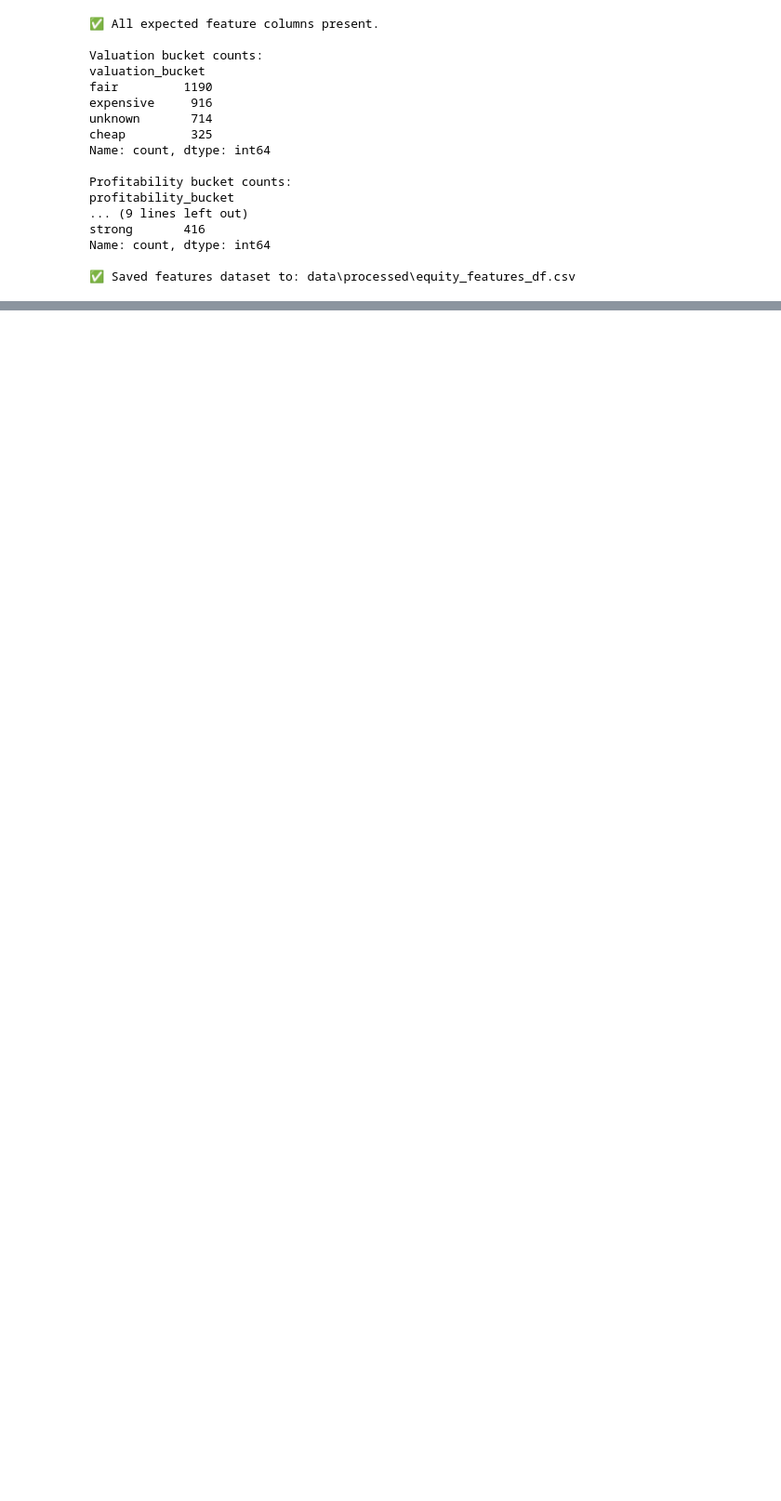
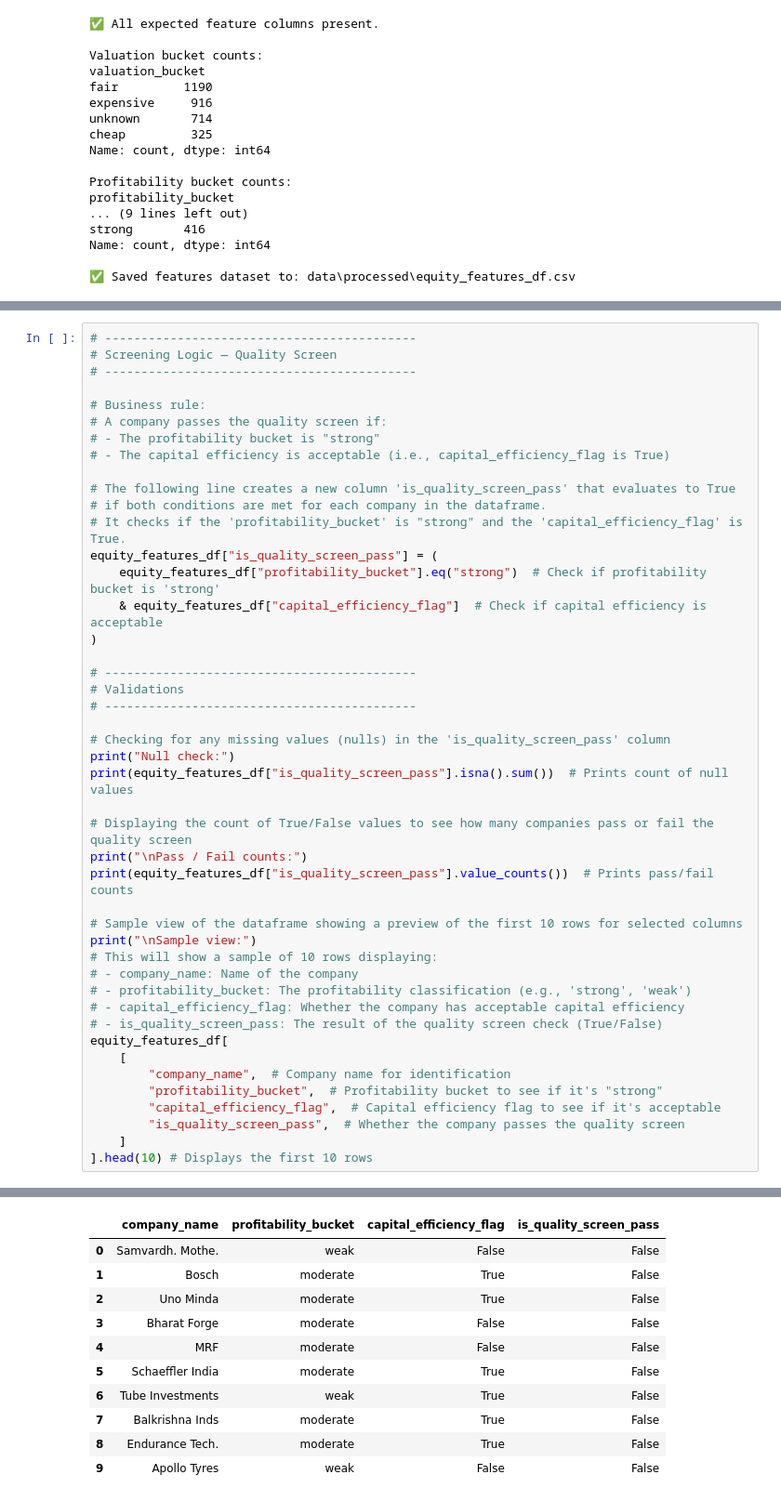
Before and after one commit to dirumisra/equity-fundamentals-analytics, a Jupyter notebook: equity-fundamentals-analytics/notebooks/dev/02_feature_engineering.ipynb, the cells around one changed output, grey strips where cells are left out. Shown at 93% size. Drawn from its saved outputs; the diff is of its cells as text; blank space fills up the shorter version.

```diff
--- a/equity-fundamentals-analytics/notebooks/dev/02_feature_engineering.ipynb
+++ b/equity-fundamentals-analytics/notebooks/dev/02_feature_engineering.ipynb
@@ -427,0 +504,46 @@ Name: count, dtype: int64
+# %%
+# -------------------------------------------
+# Screening Logic — Quality Screen
+# -------------------------------------------
+
+# Business rule:
+# A company passes the quality screen if:
+# - The profitability bucket is "strong"
+# - The capital efficiency is acceptable (i.e., capital_efficiency_flag is True)
+
+# The following line creates a new column 'is_quality_screen_pass' that evaluates to True
+# if both conditions are met for each company in the dataframe.
+# It checks if the 'profitability_bucket' is "strong" and the 'capital_efficiency_flag' is True.
+equity_features_df["is_quality_screen_pass"] = (
+    equity_features_df["profitability_bucket"].eq("strong")  # Check if profitability bucket is 'strong'
+    & equity_features_df["capital_efficiency_flag"]  # Check if capital efficiency is acceptable
+)
+
+# -------------------------------------------
+# Validations
+# -------------------------------------------
+
+# Checking for any missing values (nulls) in the 'is_quality_screen_pass' column
+print("Null check:")
+print(equity_features_df["is_quality_screen_pass"].isna().sum())  # Prints count of null values
+
+# Displaying the count of True/False values to see how many companies pass or fail the quality screen
+print("\nPass / Fail counts:")
+print(equity_features_df["is_quality_screen_pass"].value_counts())  # Prints pass/fail counts
+
+# Sample view of the dataframe showing a preview of the first 10 rows for selected columns
+print("\nSample view:")
+# This will show a sample of 10 rows displaying:
+# - company_name: Name of the company
+# - profitability_bucket: The profitability classification (e.g., 'strong', 'weak')
+# - capital_efficiency_flag: Whether the company has acceptable capital efficiency
+# - is_quality_screen_pass: The result of the quality screen check (True/False)
+equity_features_df[
+    [
+        "company_name",  # Company name for identification
+        "profitability_bucket",  # Profitability bucket to see if it's "strong"
+        "capital_efficiency_flag",  # Capital efficiency flag to see if it's acceptable
+        "is_quality_screen_pass",  # Whether the company passes the quality screen
+    ]
+].head(10) # Displays the first 10 rows
+# %% [output]
@@ -427,0 +560,11 @@ Name: count, dtype: int64
+|  | company_name | profitability_bucket | capital_efficiency_flag | is_quality_screen_pass |
+| 0 | Samvardh. Mothe. | weak | False | False |
+| 1 | Bosch | moderate | True | False |
+| 2 | Uno Minda | moderate | True | False |
+| 3 | Bharat Forge | moderate | False | False |
+| 4 | MRF | moderate | False | False |
+| 5 | Schaeffler India | moderate | True | False |
+| 6 | Tube Investments | weak | True | False |
+| 7 | Balkrishna Inds | moderate | True | False |
+| 8 | Endurance Tech. | moderate | True | False |
+| 9 | Apollo Tyres | weak | False | False |
```
Also changed, not shown: parts of 8 cells of this notebook, 4 other files.
